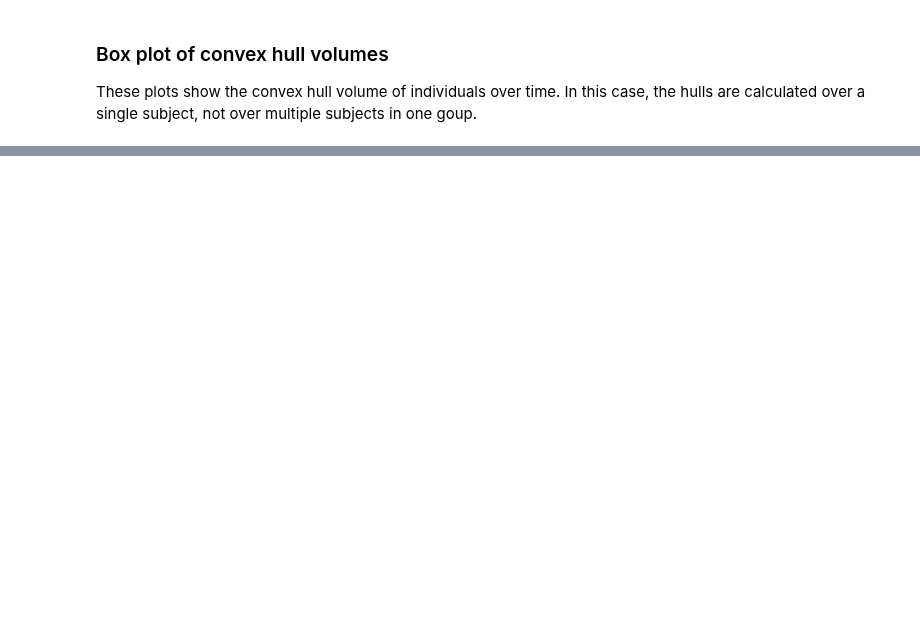
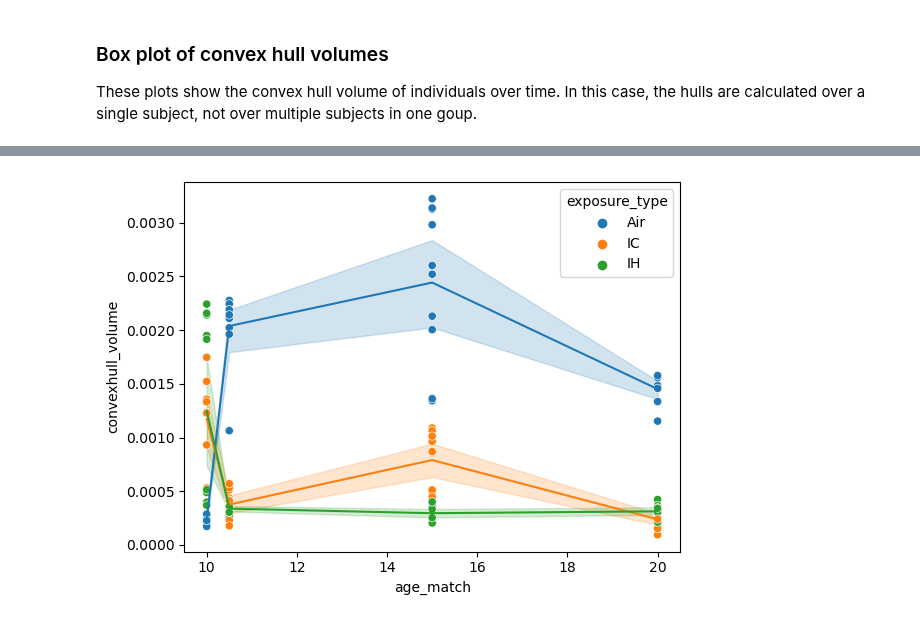
Before and after one commit to dpear/q2-convexhull2, a Jupyter notebook: 01-ch-visualizations-tutorial.ipynb, the cells around one changed output, grey strips where cells are left out. Saved outputs shown, nothing was run; the diff lists cells and outputs as text; code cells hidden in the pictures; blank space fills up the shorter version.

```diff
--- a/01-ch-visualizations-tutorial.ipynb
+++ b/01-ch-visualizations-tutorial.ipynb
@@ -256,8 +238,6 @@ plot_hulls(ord, times, sites, axis=True, save=False, rotation=60)
 import random
 import warnings
 
-GROUP_COL = 'exposure_type'
-TIME_COL = 'age_match'
 
 class SubsampledCH:
 
@@ -270,7 +250,7 @@ class SubsampledCH:
         self.iter = []
         self.indiv = []
 
-def get_hull(ord, ids, ndim):
+def calculate_hull(ord, ids, ndim):
     coords = ord.loc[ids].values[:, :ndim]
     return ConvexHull(coords)
 
@@ -313,7 +293,7 @@ def ch_by_groups(groups, n_subsamples, ord, ch, i, ndim=3, time=True):
             warnings.warn(f"Not enough samples for this group. Skipping {g}")
             continue
 
-        c_hull = get_hull(ord, ids, ndim)
+        c_hull = calculate_hull(ord, ids, ndim)
         log(c_hull.volume)
         ch.vols.append(c_hull.volume)
         ch.areas.append(c_hull.area)
@@ -345,34 +325,41 @@ def generate_all_hulls(meta, ord, GROUP_COL, TIME_COL,
     ch = SubsampledCH()
 
     for i in range(n_iters):
-
         ch = ch_by_groups(groups, n_subsamples, ord, ch, i)
 
     all_hulls = df_from_ch(ch, TIME_COL, GROUP_COL)
     return all_hulls
 # %%
-def plot_subsampled_hulls(all_hulls, TIME_COL, GROUP_COL, palette='tab10'):
+def plot_subsampled_hulls(all_hulls, TIME_COL, GROUP_COL, colors):
 
     x=TIME_COL
     y='convexhull_volume'
     hue=GROUP_COL
     data=all_hulls
+
+    fig, ax = plt.subplots(1, 1)
     sns.lineplot(
         data=data, x=x, y=y,
         hue=hue,
         legend=False,
         # palette=palette,
         color=colors,
-        # lowess=True
+        ax=ax
     )
-    sns.scatterplot(data=data, x=x, y=y, hue=hue,
-                    # palette=palette,
-                    color=colors,
-                    )
-    plt.show()
+    sns.scatterplot(
+        data=data, x=x, y=y,
+        hue=hue,
+        color=colors,
+        ax=ax
+    )
 
+    return ax
 
-all_hulls = generate_all_hulls(
-    meta, ord, GROUP_COL, TIME_COL, n_subsamples=10)
+def group_hulls_over_time(meta, ord, GROUP_COL, TIME_COL, colors, n_subsamples=10):
+    df = generate_all_hulls(
+        meta, ord, GROUP_COL, TIME_COL, n_subsamples=n_subsamples
+    )
 
-plot_subsampled_hulls(all_hulls, TIME_COL, GROUP_COL)
+    ax = plot_subsampled_hulls(df, TIME_COL, GROUP_COL, colors)
+
+    return df, ax
@@ -417,0 +427,4 @@ df = calculate_hulls_and_plot(meta, ord, TIME_COL, GROUP_COL)
+# %%
+group_time_df, ax = group_hulls_over_time(meta, ord, GROUP_COL, TIME_COL, colors, n_subsamples=None)
+# %% [output]
+[figure, added]
```
Also changed, not shown: parts of 11 cells of this notebook.
